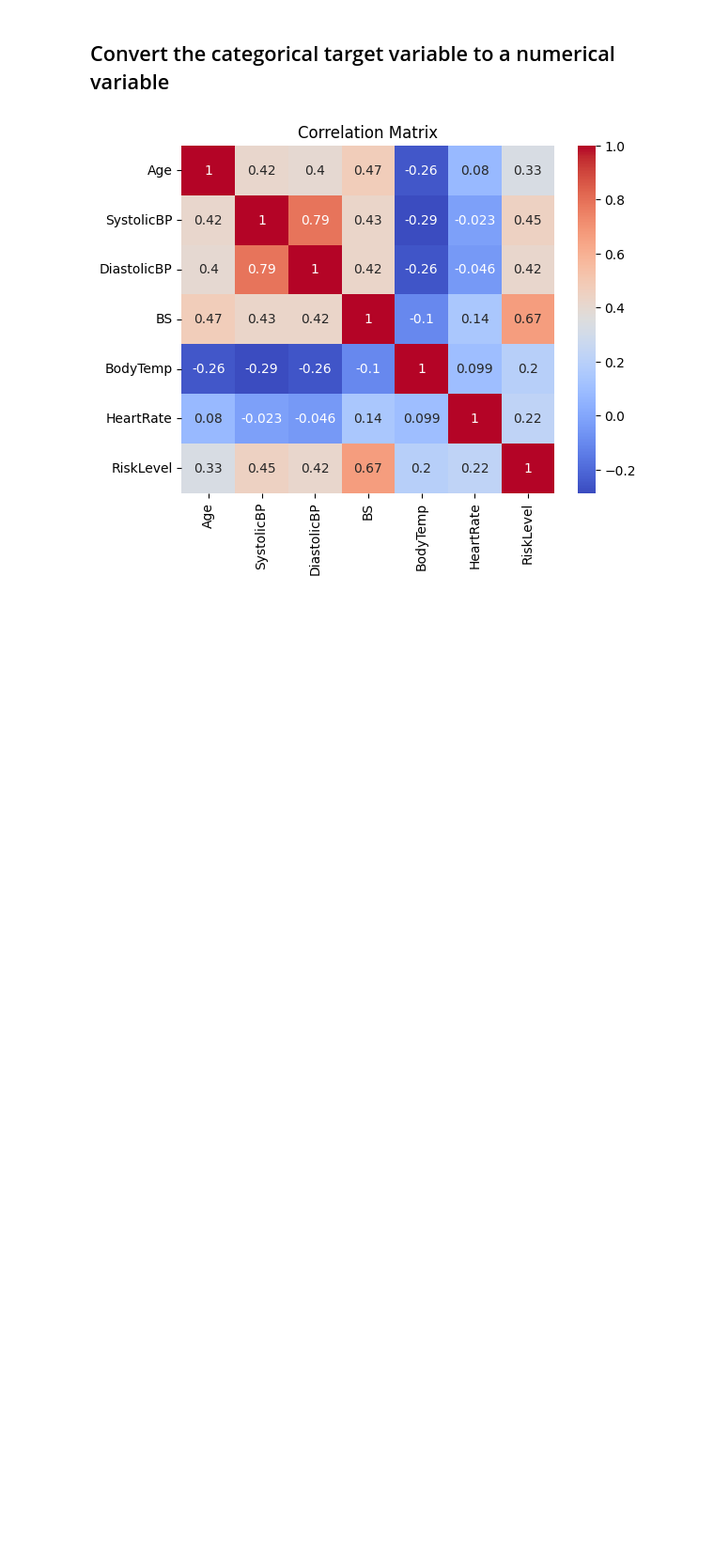
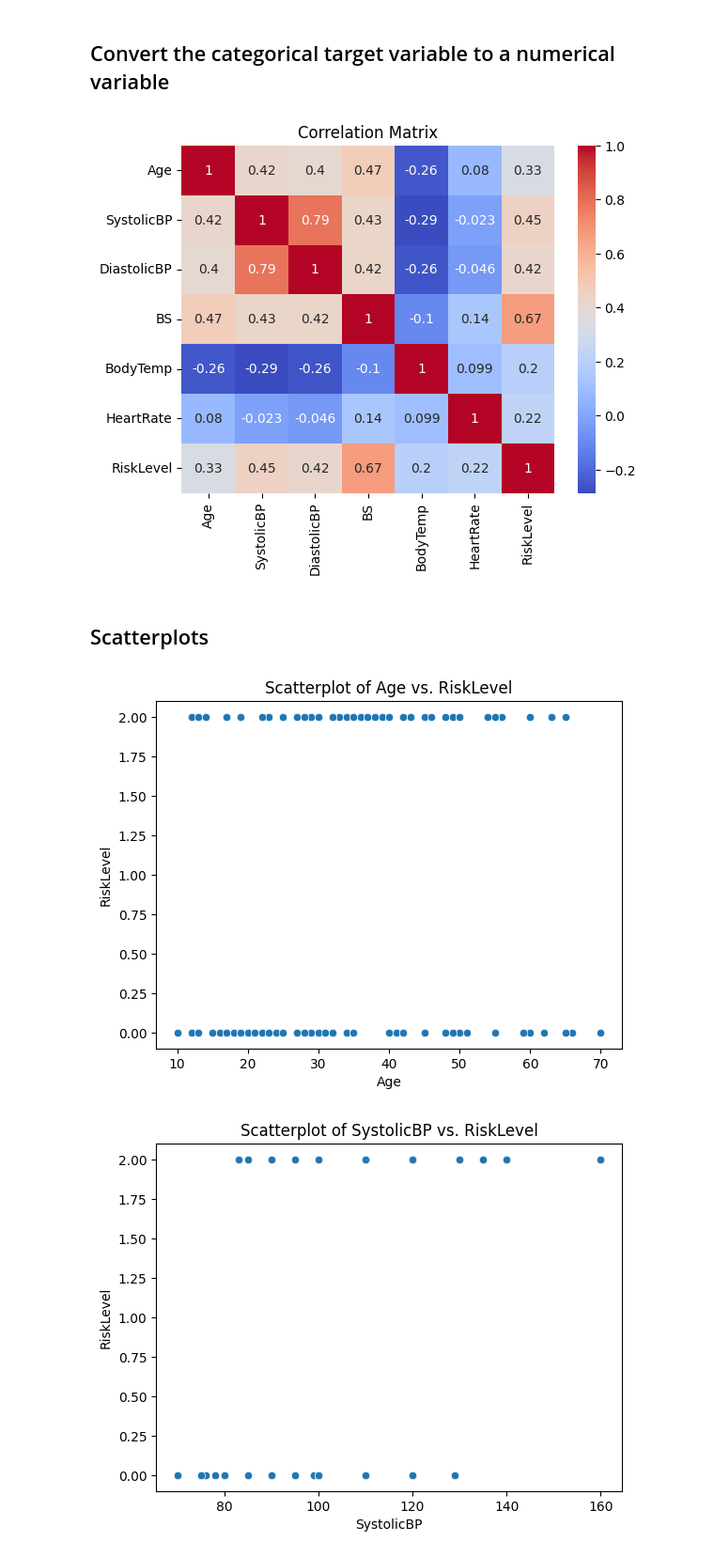
Before and after one commit to irlandakelly/mlops-bootcamp-individual-capstone-project, a Jupyter notebook: notebooks/Maternal_Health_Risk_Data_EDA.ipynb, the cells around one changed output. Shown at 94% size. Drawn from its saved outputs; the diff is of its cells as text; code cells hidden in the pictures; blank space fills up the shorter version.

```diff
--- a/notebooks/Maternal_Health_Risk_Data_EDA.ipynb
+++ b/notebooks/Maternal_Health_Risk_Data_EDA.ipynb
@@ -205,3 +185,18 @@ def explore_correlations(df):
 explore_correlations(df)
 # %% [output]
 [figure]
+# %% [markdown]
+## Scatterplots
+# %%
+def create_scatterplots(df):
+    for column in df.columns[:-1]:  # Exclude the target variable
+        sns.scatterplot(x=column, y='RiskLevel', data=df)
+        plt.xlabel(column)
+        plt.ylabel('RiskLevel')
+        plt.title(f'Scatterplot of {column} vs. RiskLevel')
+        plt.show()
+
+create_scatterplots(df)
+# %% [output]
+[figure, added]
+[figure, added]
```
Also changed, not shown: parts of 8 cells of this notebook.
